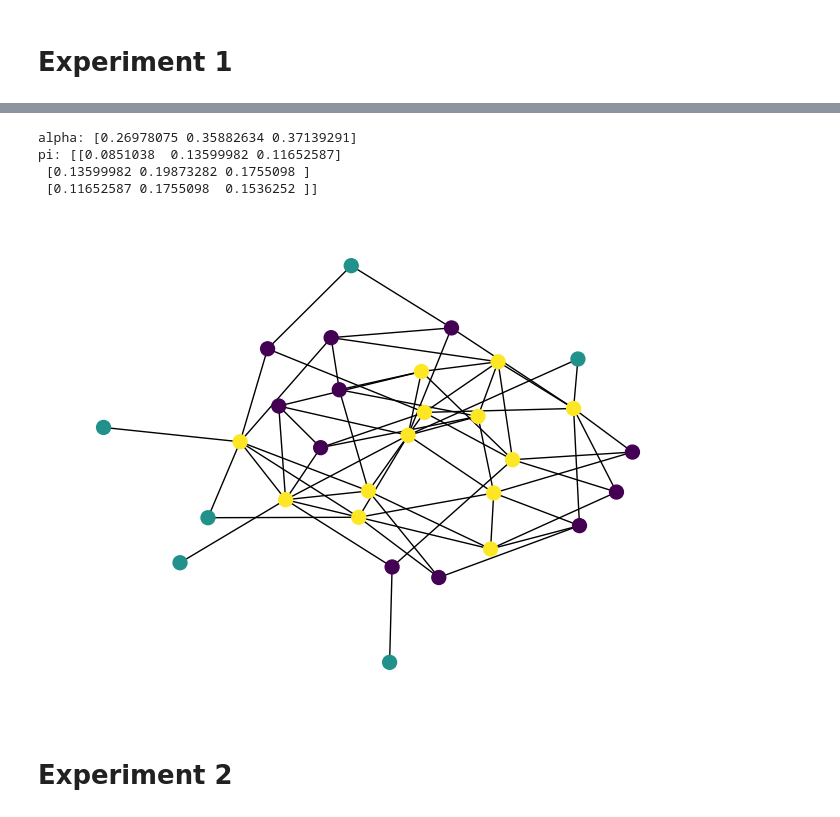
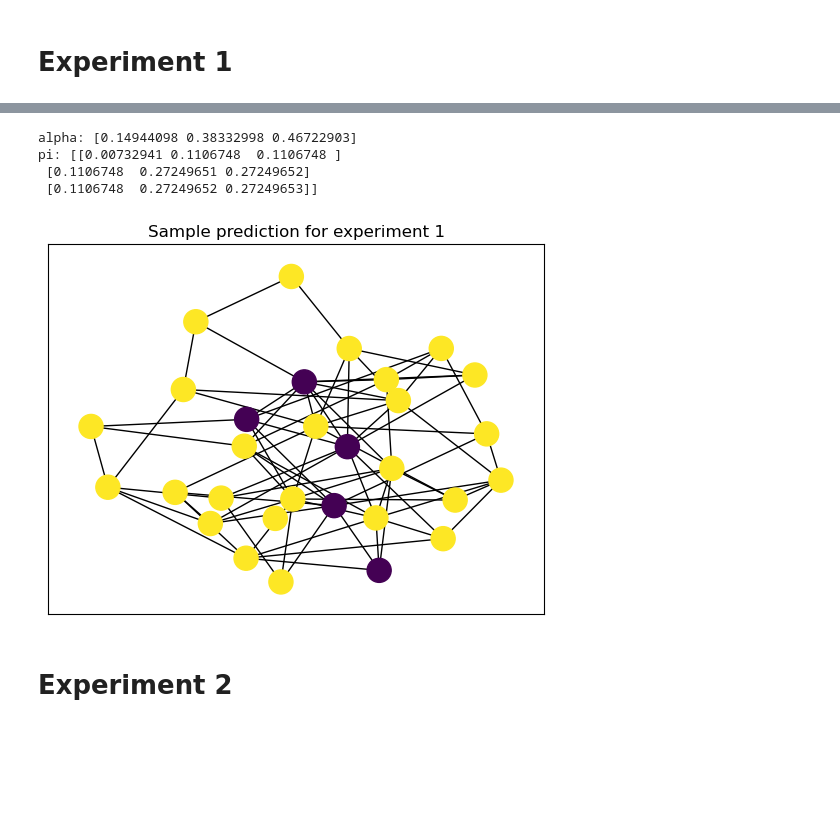
Before and after one commit to bastienlc/SBM-EM, a Jupyter notebook: experiments_SBM.ipynb, the cells around one changed output, grey strips where cells are left out. Saved outputs shown, nothing was run; the diff lists cells and outputs as text; code cells hidden in the pictures; blank space fills up the shorter version.

```diff
--- a/experiments_SBM.ipynb
+++ b/experiments_SBM.ipynb
@@ -42,17 +54,17 @@ launch_experiment(experiment, n_init=5, n_iter=100)
 # %%
 write_report(experiment)
 # %%
-X, Z, alpha, pi = graph_and_params_from_archive(f"SBM/experiment_{experiment}/graph_10.npz")
-alpha_pred, pi_pred, tau_pred = load_SBM_pred_results(f"SBM/experiment_{experiment}", 10)
+X, Z, alpha, pi = graph_and_params_from_archive(f"SBM/experiment_{experiment}/graph_2.npz")
+alpha_pred, pi_pred, tau_pred = load_SBM_pred_results(f"SBM/experiment_{experiment}", 8)
 print("alpha:", alpha_pred)
 print("pi:", pi_pred)
-draw_graph(X, tau_pred, tight=True)
+draw_graph(X, tau_pred, title=f"Sample prediction for experiment {experiment}")
 # %% [output]
-alpha: [0.26978075 0.35882634 0.37139291]
-pi: [[0.0851038  0.13599982 0.11652587]
- [0.13599982 0.19873282 0.1755098 ]
- [0.11652587 0.1755098  0.1536252 ]]
+alpha: [0.14944098 0.38332998 0.46722903]
+pi: [[0.00732941 0.1106748  0.1106748 ]
+ [0.1106748  0.27249651 0.27249652]
+ [0.1106748  0.27249652 0.27249653]]
-[figure, old version]
+[figure, new version]
 # %% [markdown]
 # Experiment 2
 # %%
```
Also changed, not shown: parts of 19 cells of this notebook, 4 other files.
